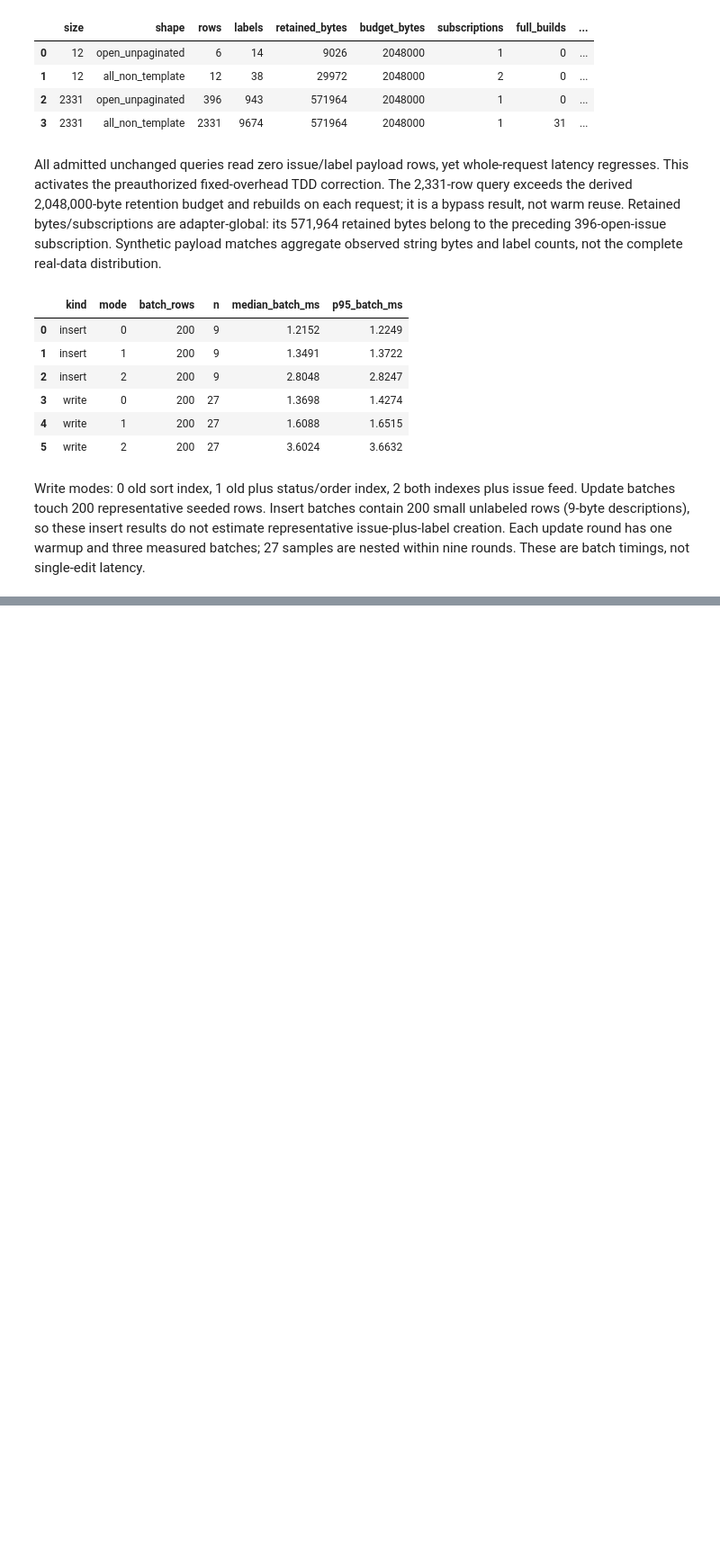
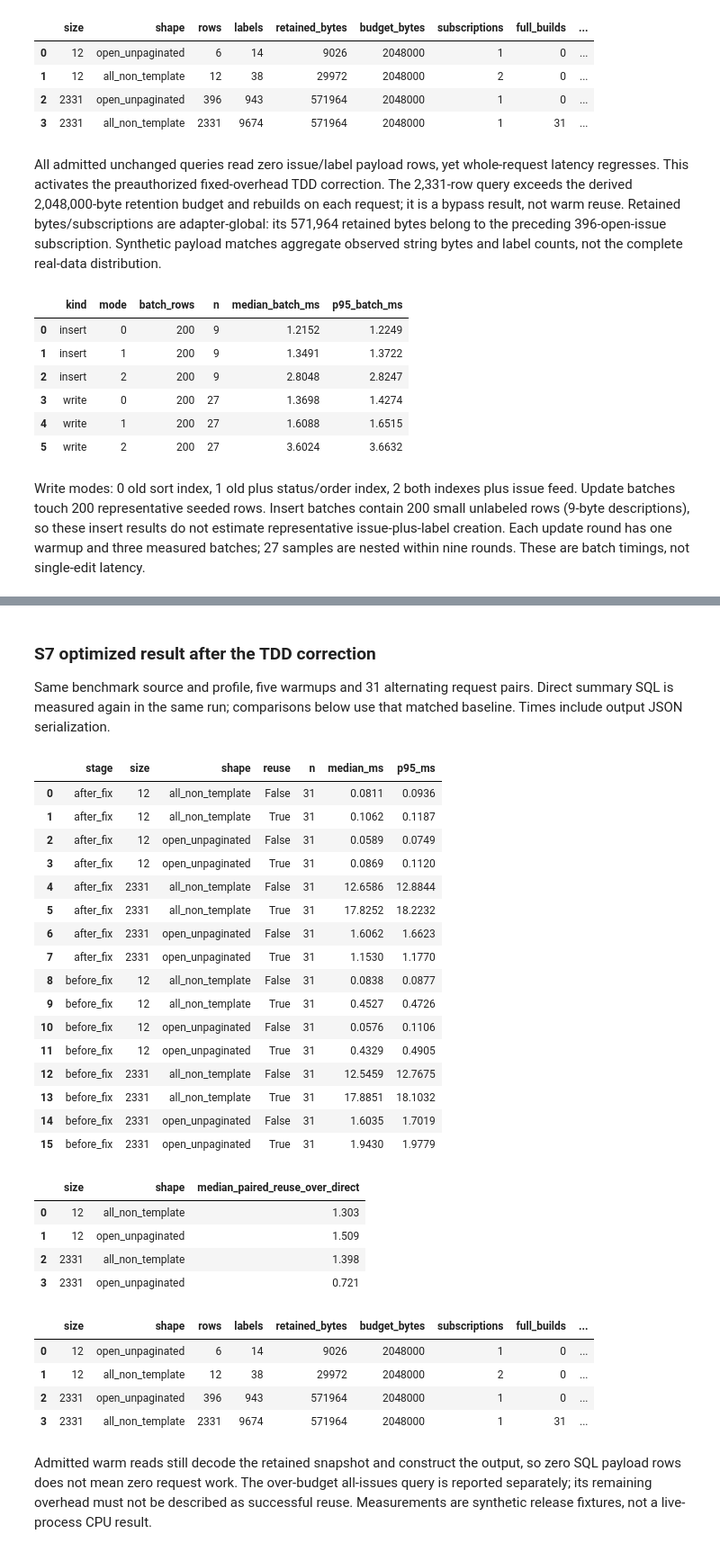
Before and after one commit to getspur/SpurCode, a Jupyter notebook: spur-64019-performance-20261009.ipynb, the cells around one changed output, grey strips where cells are left out. Shown at 90% size. Saved outputs shown, nothing was run; the diff lists cells and outputs as text; code cells hidden in the pictures; blank space fills up the shorter version.

Commit message:
docs(perf): S7 preserve first overhead fix and solver analysis

```diff
--- a/spur-64019-performance-20261009.ipynb
+++ b/spur-64019-performance-20261009.ipynb
@@ -1523,0 +1579,59 @@ Write modes: 0 old sort index, 1 old plus status/order index, 2 both indexes plu
+# %%
+import json
+from pathlib import Path
+import pandas as pd
+from IPython.display import display, Markdown
+
+s7_dir = Path("/Volumes/Projects/spur/docs/performance/2026-10-09-spur-64019/implementation-tdd")
+def s7_load_log(filename):
+    text = (s7_dir / filename).read_text()
+    assert "EXIT_STATUS 0" in text
+    return [json.loads(line.split("S7_JSON ",1)[1]) for line in text.splitlines() if "S7_JSON " in line]
+s7_before = s7_load_log("s7-baseline-release.log")
+s7_after = s7_load_log("s7-optimized-release.log")
+s7_compare = pd.DataFrame([{**r,"stage":stage} for stage,records in [("before_fix",s7_before),("after_fix",s7_after)] for r in records if r["kind"]=="request"])
+s7_compare["ms"] = s7_compare["ns"]/1e6
+s7_comparison_table = s7_compare.groupby(["stage","size","shape","reuse"])["ms"].agg(n="size",median_ms="median",p95_ms=lambda x:x.quantile(.95)).reset_index()
+assert (s7_comparison_table["n"]==31).all()
+s7_after_pairs = s7_compare.query("stage == 'after_fix'").pivot(index=["size","shape","round"],columns="reuse",values="ms").rename(columns={False:"direct_ms",True:"reuse_ms"})
+s7_after_pairs["paired_ratio"]=s7_after_pairs["reuse_ms"]/s7_after_pairs["direct_ms"]
+s7_after_ratios = s7_after_pairs.groupby(["size","shape"])["paired_ratio"].median().rename("median_paired_reuse_over_direct").reset_index()
+display(Markdown("### S7 optimized result after the TDD correction\nSame benchmark source and profile, five warmups and 31 alternating request pairs. Direct summary SQL is measured again in the same run; comparisons below use that matched baseline. Times include output JSON serialization."))
+display(s7_comparison_table.round(4))
+display(s7_after_ratios.round(3))
+s7_after_work = pd.DataFrame(r for r in s7_after if r["kind"]=="work")
+display(s7_after_work.drop(columns="kind"))
+display(Markdown("Admitted warm reads still decode the retained snapshot and construct the output, so zero SQL payload rows does not mean zero request work. The over-budget all-issues query is reported separately; its remaining overhead must not be described as successful reuse. Measurements are synthetic release fixtures, not a live-process CPU result."))
+s7_after_env = next(r for r in s7_after if r["kind"]=="environment")
+assert s7_after_env["profile"]=="release" and s7_after_env["sqlite"]=="3.51.3"
+# %% [output]
+### S7 optimized result after the TDD correction
+Same benchmark source and profile, five warmups and 31 alternating request pairs. Direct summary SQL is measured again in the same run; comparisons below use that matched baseline. Times include output JSON serialization.
+|  | stage | size | shape | reuse | n | median_ms | p95_ms |
+| 0 | after_fix | 12 | all_non_template | False | 31 | 0.0811 | 0.0936 |
+| 1 | after_fix | 12 | all_non_template | True | 31 | 0.1062 | 0.1187 |
+| 2 | after_fix | 12 | open_unpaginated | False | 31 | 0.0589 | 0.0749 |
+| 3 | after_fix | 12 | open_unpaginated | True | 31 | 0.0869 | 0.1120 |
+| 4 | after_fix | 2331 | all_non_template | False | 31 | 12.6586 | 12.8844 |
+| 5 | after_fix | 2331 | all_non_template | True | 31 | 17.8252 | 18.2232 |
+| 6 | after_fix | 2331 | open_unpaginated | False | 31 | 1.6062 | 1.6623 |
+| 7 | after_fix | 2331 | open_unpaginated | True | 31 | 1.1530 | 1.1770 |
+| 8 | before_fix | 12 | all_non_template | False | 31 | 0.0838 | 0.0877 |
+| 9 | before_fix | 12 | all_non_template | True | 31 | 0.4527 | 0.4726 |
+| 10 | before_fix | 12 | open_unpaginated | False | 31 | 0.0576 | 0.1106 |
+| 11 | before_fix | 12 | open_unpaginated | True | 31 | 0.4329 | 0.4905 |
+| 12 | before_fix | 2331 | all_non_template | False | 31 | 12.5459 | 12.7675 |
+| 13 | before_fix | 2331 | all_non_template | True | 31 | 17.8851 | 18.1032 |
+| 14 | before_fix | 2331 | open_unpaginated | False | 31 | 1.6035 | 1.7019 |
+| 15 | before_fix | 2331 | open_unpaginated | True | 31 | 1.9430 | 1.9779 |
+|  | size | shape | median_paired_reuse_over_direct |
+| 0 | 12 | all_non_template | 1.303 |
+| 1 | 12 | open_unpaginated | 1.509 |
+| 2 | 2331 | all_non_template | 1.398 |
+| 3 | 2331 | open_unpaginated | 0.721 |
+|  | size | shape | rows | labels | retained_bytes | budget_bytes | subscriptions | full_builds | ... |
+| 0 | 12 | open_unpaginated | 6 | 14 | 9026 | 2048000 | 1 | 0 | ... |
+| 1 | 12 | all_non_template | 12 | 38 | 29972 | 2048000 | 2 | 0 | ... |
+| 2 | 2331 | open_unpaginated | 396 | 943 | 571964 | 2048000 | 1 | 0 | ... |
+| 3 | 2331 | all_non_template | 2331 | 9674 | 571964 | 2048000 | 1 | 31 | ... |
+Admitted warm reads still decode the retained snapshot and construct the output, so zero SQL payload rows does not mean zero request work. The over-budget all-issues query is reported separately; its remaining overhead must not be described as successful reuse. Measurements are synthetic release fixtures, not a live-process CPU result.
```
Also changed, not shown: parts of 1 cell of this notebook, 5 other files.
